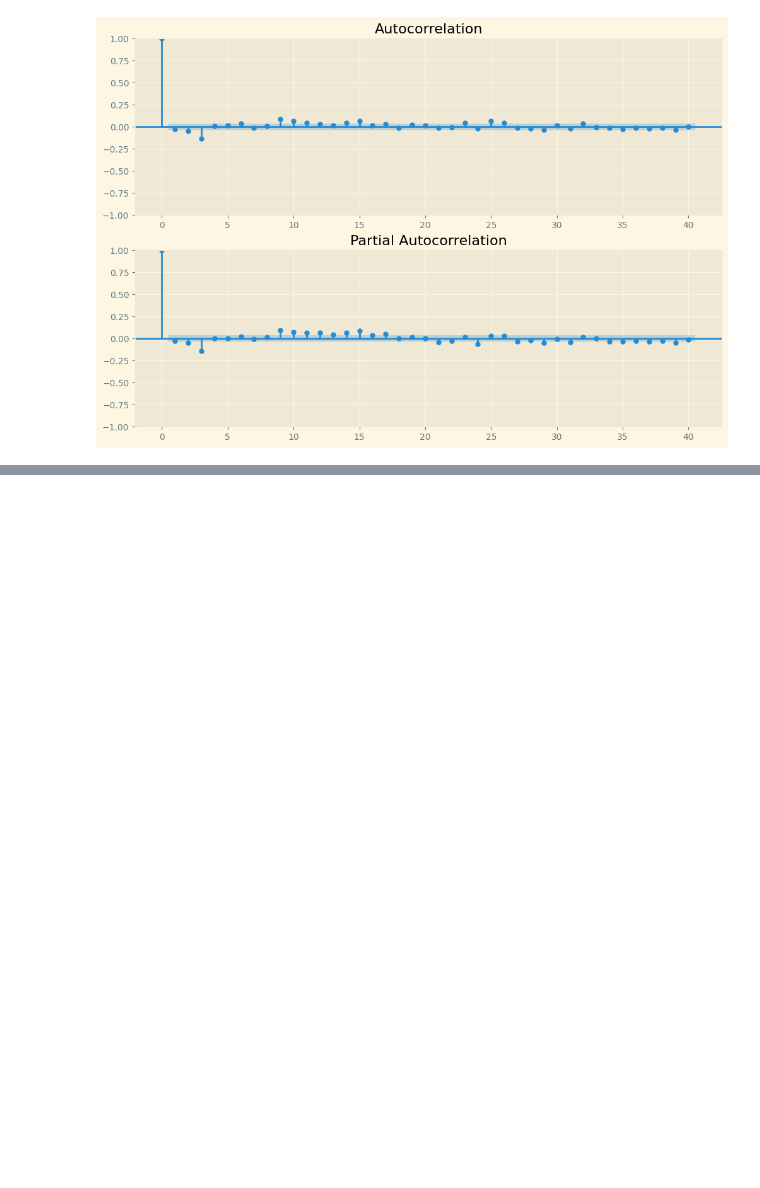
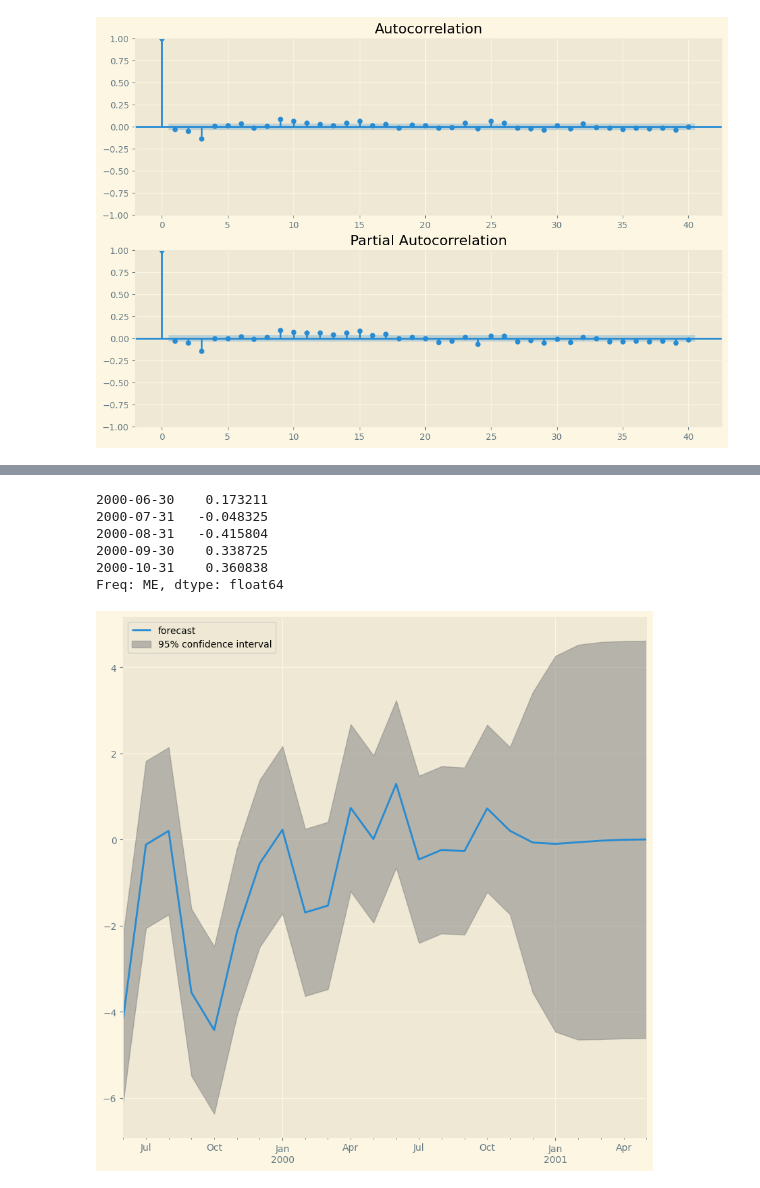
Before and after one commit to BlackBox-Ops/DS-Time-Series-Sunspot, a Jupyter notebook: notebooks/02_statistical_analyst.ipynb, the cells around one changed output, grey strips where cells are left out. Saved outputs shown, nothing was run; the diff lists cells and outputs as text; code cells hidden in the pictures; blank space fills up the shorter version.

```diff
--- a/notebooks/02_statistical_analyst.ipynb
+++ b/notebooks/02_statistical_analyst.ipynb
@@ -170,0 +280,18 @@ fig = sm.graphics.tsa.plot_pacf(resid, lags=40, ax=ax2)
+# %%
+from statsmodels.graphics.tsaplots import plot_predict
+from statsmodels.tsa.arima_process import arma_generate_sample
+
+np.random.seed(12345)
+
+arparams = np.array([0.75, -0.25])
+maparams = np.array([0.65, 0.35])
+
+arparams = np.r_[1, -arparams]
+maparams = np.r_[1, maparams]
+nobs = 250
+y = arma_generate_sample(arparams, maparams, nobs)
+# %%
+dates = pd.date_range("1980-1-1", freq="M", periods=nobs)
+y = pd.Series(y, index=dates)
+arma_mod = ARIMA(y, order=(2, 0, 2), trend="n")
+arma_res = arma_mod.fit()
@@ -170,0 +318,15 @@ fig = sm.graphics.tsa.plot_pacf(resid, lags=40, ax=ax2)
+# %%
+y.tail()
+# %% [output]
+2000-06-30    0.173211
+2000-07-31   -0.048325
+2000-08-31   -0.415804
+2000-09-30    0.338725
+2000-10-31    0.360838
+Freq: ME, dtype: float64
+# %%
+fig, ax = plt.subplots(figsize=(10, 10))
+fig = plot_predict(arma_res, start="1999-06-30", end="2001-05-31", ax=ax)
+legend = ax.legend(loc="upper left")
+# %% [output]
+[figure, added]
```
Also changed, not shown: parts of 15 cells of this notebook.
